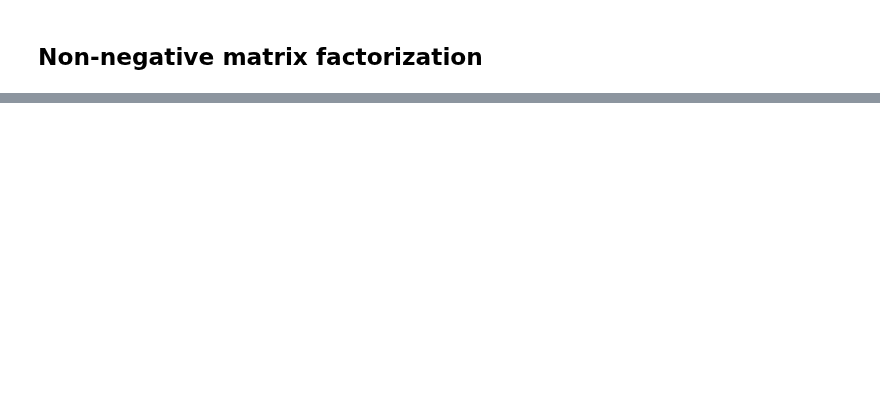
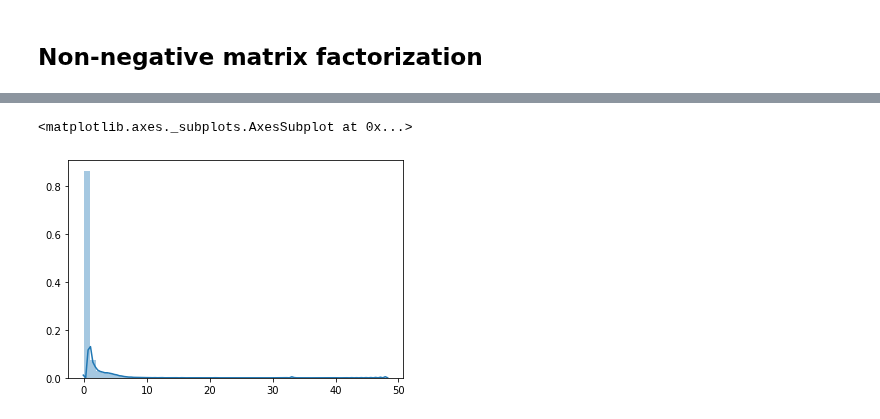
Before and after one commit to nataliavelez/OneHourOneLife, a Jupyter notebook: jobspace/nmf.ipynb, the cells around one changed output, grey strips where cells are left out. Saved outputs shown, nothing was run; the diff lists cells and outputs as text; code cells hidden in the pictures; blank space fills up the shorter version.

```diff
--- a/jobspace/nmf.ipynb
+++ b/jobspace/nmf.ipynb
@@ -264,0 +368,7 @@ items = itemIds
+# %%
+#Sum of loadings
+#The magnitude of the embedding vector for each player tells us how confidently we are able to assign that player to the latent space.
+sns.distplot(W.sum(axis = 1))
+# %% [output]
+<matplotlib.axes._subplots.AxesSubplot at 0x...>
+[figure, added]
```
Also changed, not shown: parts of 47 cells of this notebook, 2 other files.
